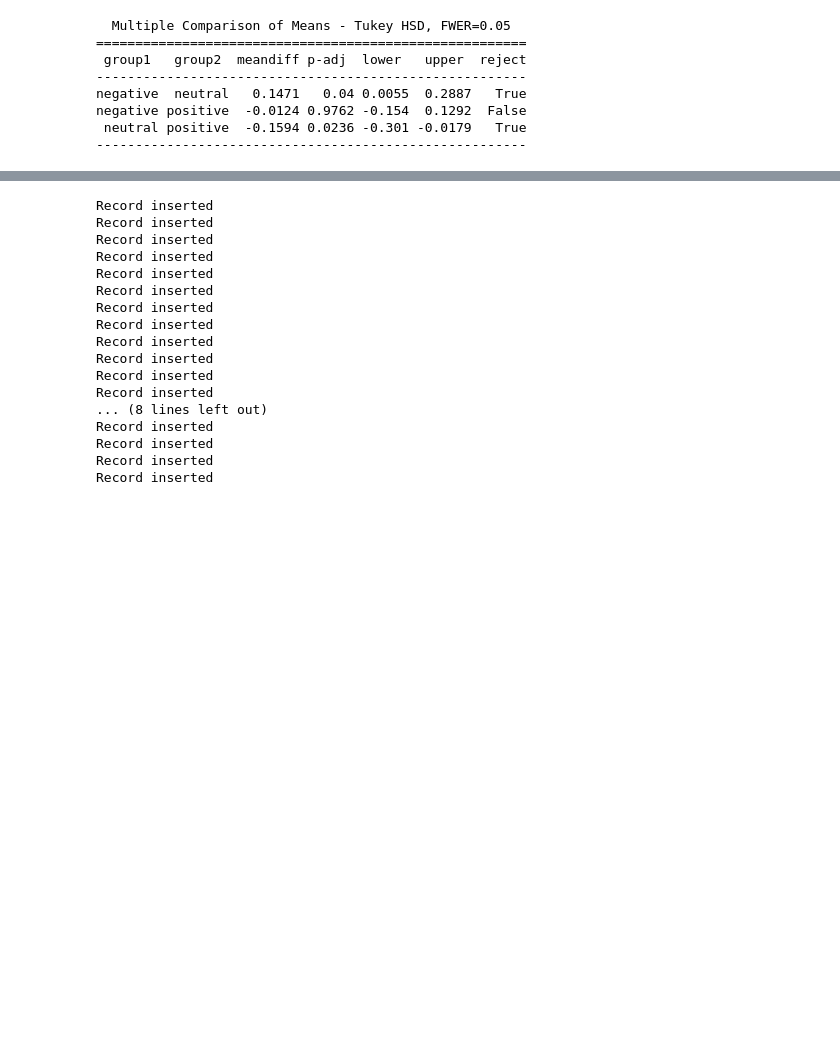
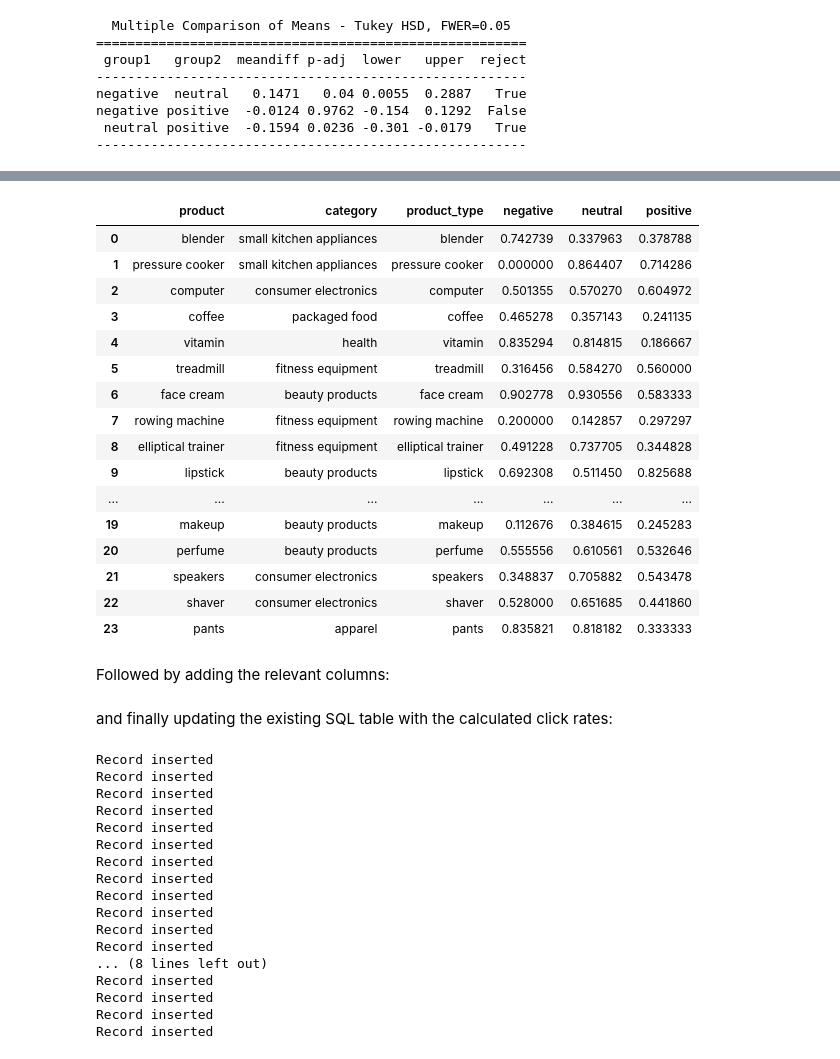
Before and after one commit to ntolley/data1050_project, a Jupyter notebook: notebooks/data1050_project.ipynb, the cells around one changed output, grey strips where cells are left out. Saved outputs shown, nothing was run; the diff lists cells and outputs as text; code cells hidden in the pictures; blank space fills up the shorter version.

```diff
--- a/notebooks/data1050_project.ipynb
+++ b/notebooks/data1050_project.ipynb
@@ -476,10 +492,33 @@ negative positive  -0.0124 0.9762 -0.154  0.1292  False
 # %%
 product_categories_sentiment_df = pd.merge(product_categories_df, type_sentiment_clickrate_df,
                                left_on='product', right_on='product_type')
+product_categories_sentiment_df
+# %% [output]
+|  | product | category | product_type | negative | neutral | positive |
+| 0 | blender | small kitchen appliances | blender | 0.742739 | 0.337963 | 0.378788 |
+| 1 | pressure cooker | small kitchen appliances | pressure cooker | 0.000000 | 0.864407 | 0.714286 |
+| 2 | computer | consumer electronics | computer | 0.501355 | 0.570270 | 0.604972 |
+| 3 | coffee | packaged food | coffee | 0.465278 | 0.357143 | 0.241135 |
+| 4 | vitamin | health | vitamin | 0.835294 | 0.814815 | 0.186667 |
+| 5 | treadmill | fitness equipment | treadmill | 0.316456 | 0.584270 | 0.560000 |
+| 6 | face cream | beauty products | face cream | 0.902778 | 0.930556 | 0.583333 |
+| 7 | rowing machine | fitness equipment | rowing machine | 0.200000 | 0.142857 | 0.297297 |
+| 8 | elliptical trainer | fitness equipment | elliptical trainer | 0.491228 | 0.737705 | 0.344828 |
+| 9 | lipstick | beauty products | lipstick | 0.692308 | 0.511450 | 0.825688 |
+| ... | ... | ... | ... | ... | ... | ... |
+| 19 | makeup | beauty products | makeup | 0.112676 | 0.384615 | 0.245283 |
+| 20 | perfume | beauty products | perfume | 0.555556 | 0.610561 | 0.532646 |
+| 21 | speakers | consumer electronics | speakers | 0.348837 | 0.705882 | 0.543478 |
+| 22 | shaver | consumer electronics | shaver | 0.528000 | 0.651685 | 0.441860 |
+| 23 | pants | apparel | pants | 0.835821 | 0.818182 | 0.333333 |
+# %% [markdown]
+Followed by adding the relevant columns:
 # %%
 mycursor.execute("ALTER TABLE product_categories ADD negative FLOAT;")
 mycursor.execute("ALTER TABLE product_categories ADD neutral FLOAT;")
 mycursor.execute("ALTER TABLE product_categories ADD positive FLOAT;")
+# %% [markdown]
+and finally updating the existing SQL table with the calculated click rates:
 # %%
 product_categories_pub_df
 for i, product_sentiment_row in product_categories_sentiment_df.iterrows():
```
Also changed, not shown: parts of 18 cells of this notebook.
